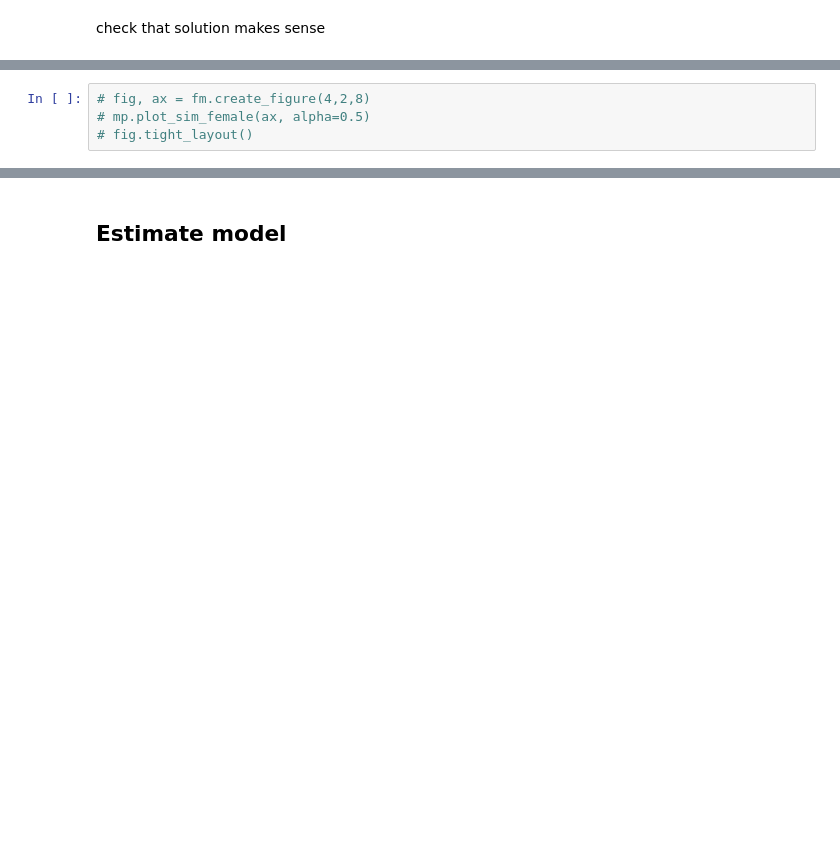
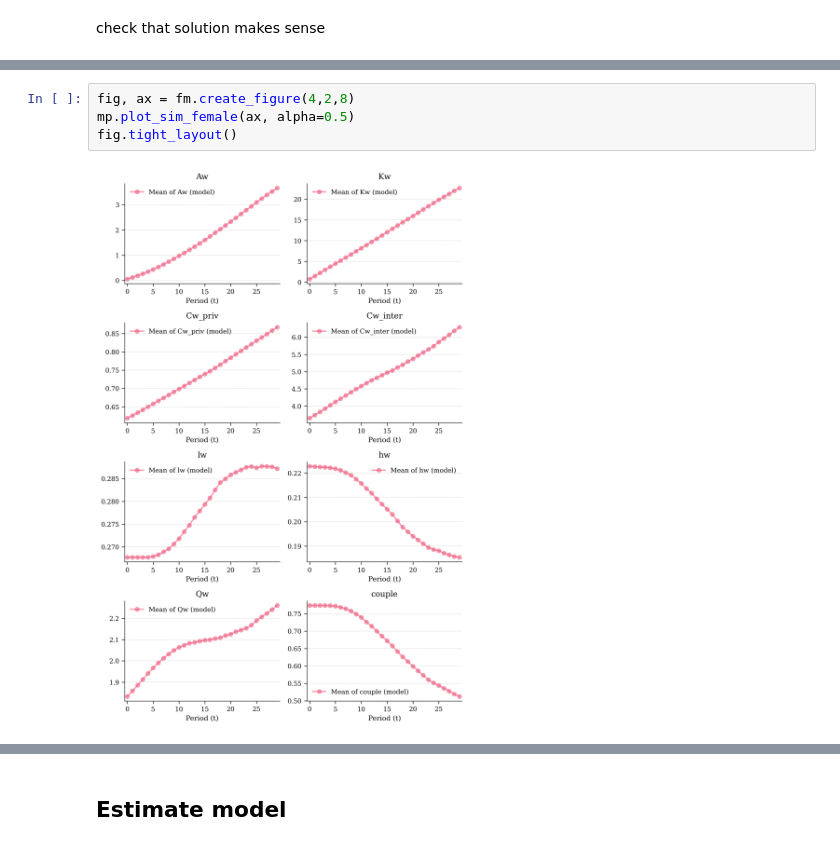
Before and after one commit to ThomasHJorgensen/FastBargaining, a Jupyter notebook: Application/02. Calibrate model.ipynb, the cells around one changed output, grey strips where cells are left out. Saved outputs shown, nothing was run; the diff lists cells and outputs as text; blank space fills up the shorter version.

```diff
--- a/Application/02. Calibrate model.ipynb
+++ b/Application/02. Calibrate model.ipynb
@@ -315,5 +346,7 @@ check that solution makes sense
 # %%
-# fig, ax = fm.create_figure(4,2,8)
-# mp.plot_sim_female(ax, alpha=0.5)
-# fig.tight_layout()
+fig, ax = fm.create_figure(4,2,8)
+mp.plot_sim_female(ax, alpha=0.5)
+fig.tight_layout()
+# %% [output]
+[figure, added]
 # %%
```
Also changed, not shown: parts of 11 cells of this notebook, 3 other files.
